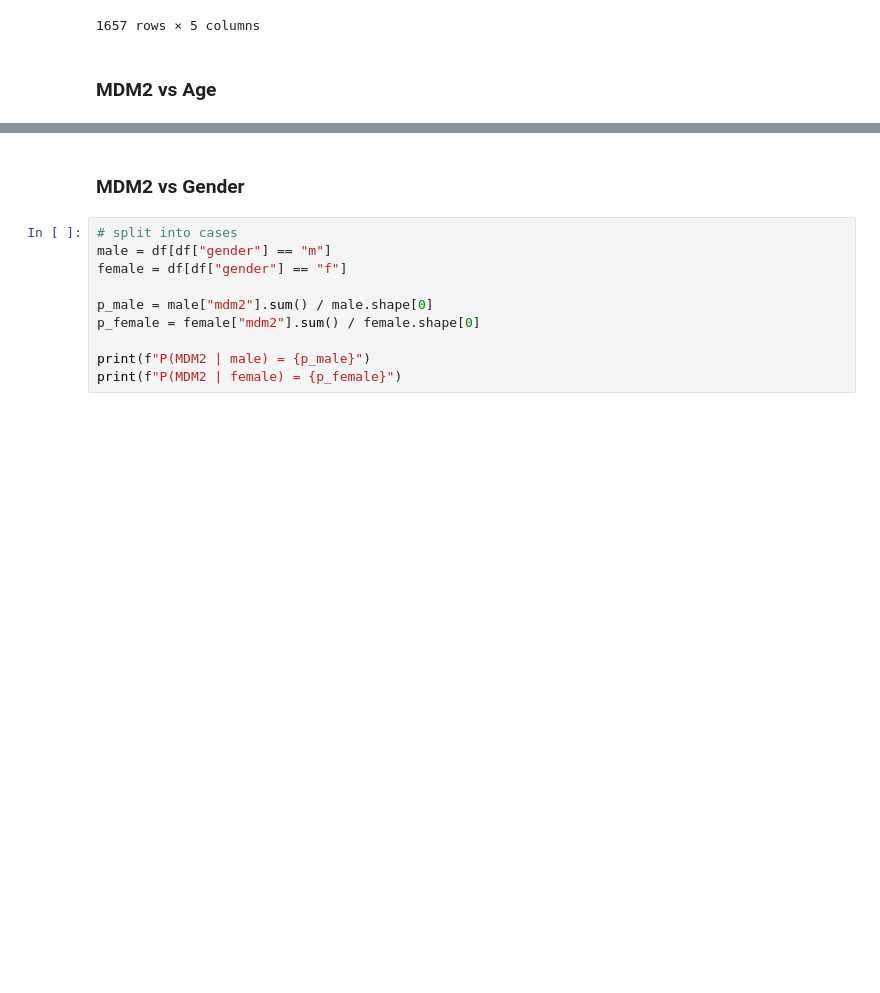
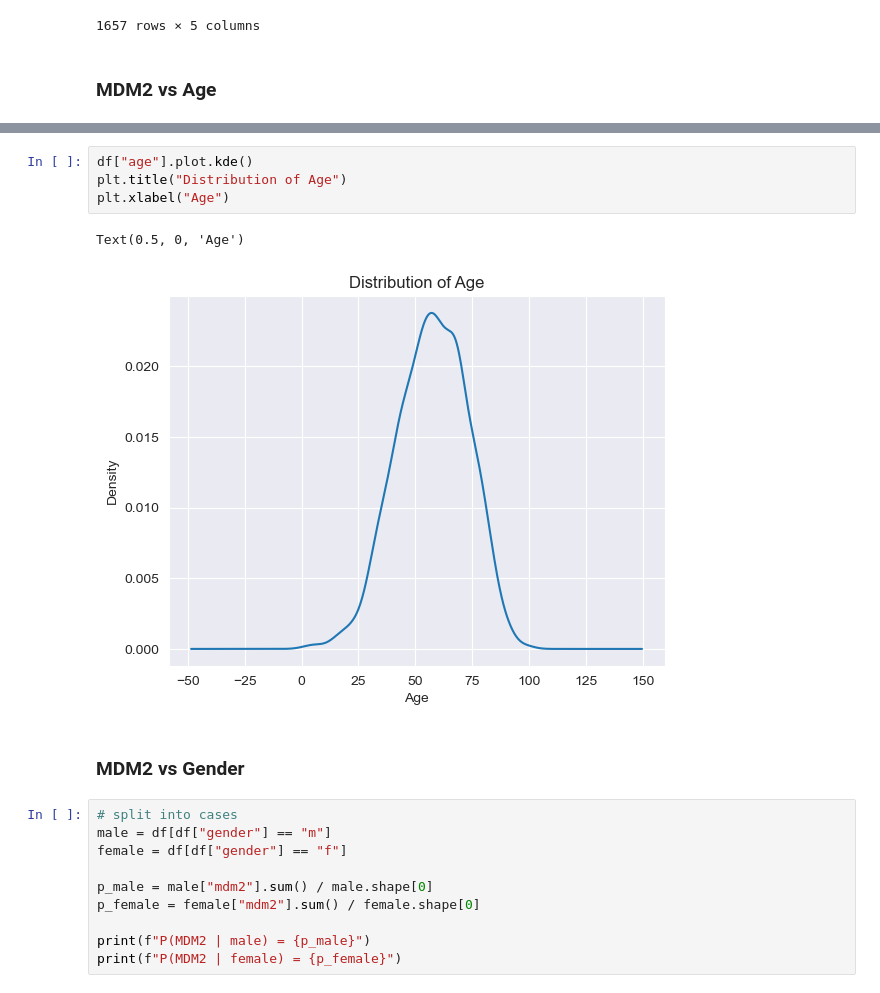
Before and after one commit to rhobro/mdm2, a Jupyter notebook: analyse.ipynb, the cells around one changed output, grey strips where cells are left out. Saved outputs shown, nothing was run; the diff lists cells and outputs as text; blank space fills up the shorter version.

```diff
--- a/analyse.ipynb
+++ b/analyse.ipynb
@@ -52,3 +52,10 @@ plt.grid(True, linestyle="--", alpha=0.6)
+# %%
+df["age"].plot.kde()
+plt.title("Distribution of Age")
+plt.xlabel("Age")
+# %% [output]
+Text(0.5, 0, 'Age')
+[figure, added]
 # %% [markdown]
 ### MDM2 vs Gender
 # %%
```
Also changed, not shown: parts of 6 cells of this notebook, 13 other files.
